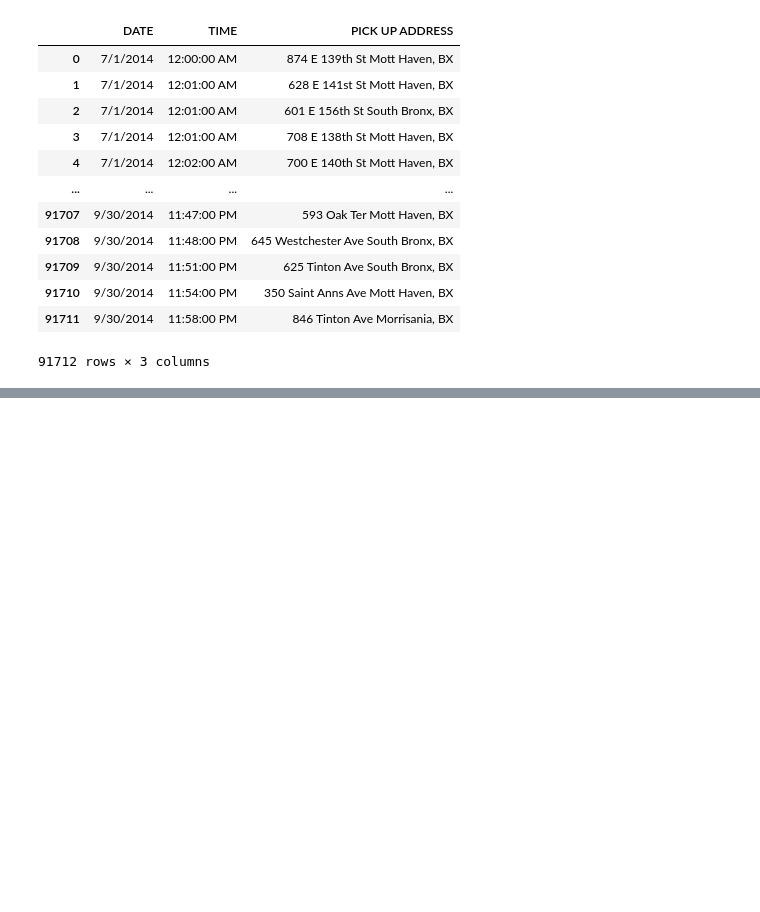
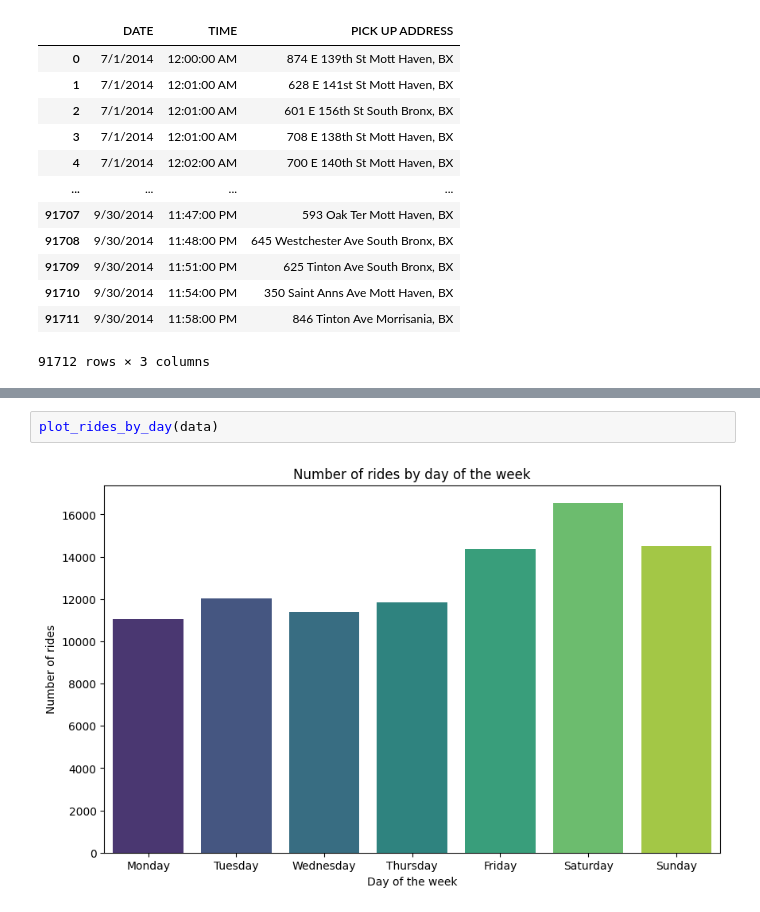
Before and after one commit to savicm5/mlProject, a Jupyter notebook: src/04_other_american_2014.ipynb, the cells around one changed output, grey strips where cells are left out. Saved outputs shown, nothing was run; the diff lists cells and outputs as text; blank space fills up the shorter version.

```diff
--- a/src/04_other_american_2014.ipynb
+++ b/src/04_other_american_2014.ipynb
@@ -59,0 +81,4 @@ Name: PICK UP ADDRESS, Length: 91712, dtype: object
+# %%
+plot_rides_by_day(data)
+# %% [output]
+[figure, added]
```
Also changed, not shown: parts of 10 cells of this notebook, 1 other file.
